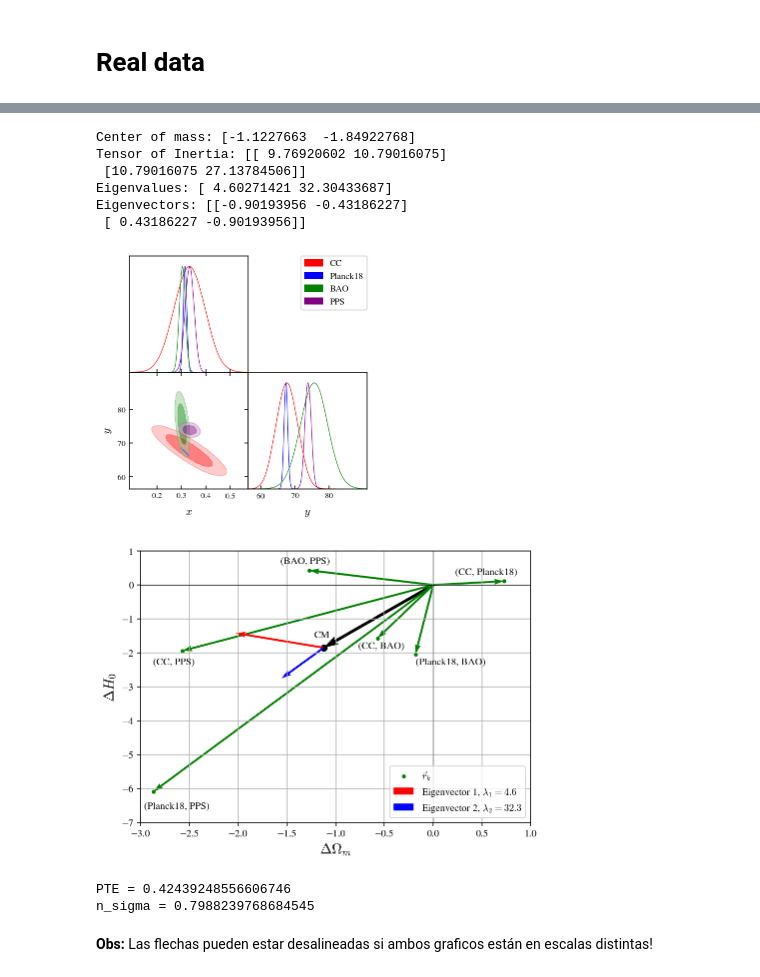
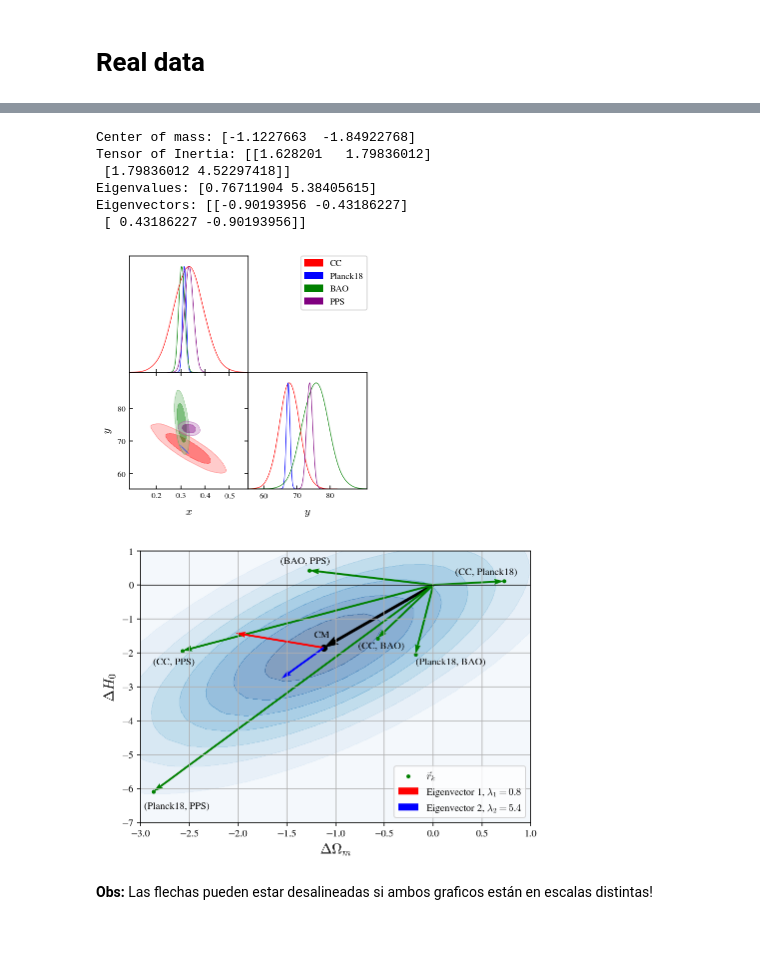
Before and after one commit to matiasleize/multimeter, a Jupyter notebook: notebooks/PRL/paper runs/1. multidimentional_qdm_tension_vectors.ipynb, the cells around one changed output, grey strips where cells are left out. Saved outputs shown, nothing was run; the diff lists cells and outputs as text; code cells hidden in the pictures; blank space fills up the shorter version.

```diff
--- a/notebooks/PRL/paper runs/1. multidimentional_qdm_tension_vectors.ipynb
+++ b/notebooks/PRL/paper runs/1. multidimentional_qdm_tension_vectors.ipynb
@@ -672,5 +672,7 @@ Eigenvectors: [[-0.90193956 -0.43186227]
 [figure]
 # %%
+from scipy.stats import multivariate_normal
+
 r_1 = np.dot(sqrtm(np.linalg.inv(cov_A + cov_B)), (mean_A - mean_B))
 r_2 = np.dot(sqrtm(np.linalg.inv(cov_A + cov_C)), (mean_A - mean_C))
 r_3 = np.dot(sqrtm(np.linalg.inv(cov_B + cov_C)), (mean_B - mean_C))
@@ -685,7 +687,7 @@ R_CM = calculate_R_CM(vectors)
 print('Center of mass: {}'.format(R_CM))
 
 # Example usage:
-K = construct_K(vectors)
+K = construct_K(vectors)/6
 print('Tensor of Inertia: {}'.format(K))
 eigenvalues, eigenvectors = np.linalg.eig(K)
 print('Eigenvalues: {}'.format(eigenvalues))
@@ -712,6 +714,16 @@ os.chdir(os.path.join(path_git, 'notebooks','PRL', 'figures'))
 g.export('dist_data.pdf')
 
 fig, ax = plt.subplots(1,1, figsize=(7,5))
+samps_Rcm= multivariate_normal(R_CM, K)
+
+x=np.linspace(-10, 10, 100)
+y=np.linspace(-10, 10, 100)
+x,y = np.meshgrid(x,y)
+pos = np.dstack((x, y))
+ax.contourf(x, y, samps_Rcm.pdf(pos),alpha=0.5, cmap='Blues')
+#fig, ax = plt.subplots(1,1, figsize=(7,5))
+#ax.hist2d(samps_Rcm[:,0], samps_Rcm[:,1], bins=int(np.sqrt(int(1e5))), cmap='Blues', density=True)
+
 #First plot
 #axes[0].scatter([(mean_A - mean_B)[0], (mean_A - mean_C)[0], (mean_B - mean_C)[0], (mean_A - mean_D)[0], (mean_B - mean_D)[0], (mean_C - mean_D)[0]],\
 #                [(mean_A - mean_B)[1], (mean_A - mean_C)[1], (mean_B - mean_C)[1], (mean_A - mean_D)[1], (mean_B - mean_D)[1], (mean_C - mean_D)[1]],\
@@ -746,39 +758,44 @@ ax.set_xlim(-3, 1)
 ax.set_ylim(-7, 1)
 ax.set_xlabel(r'$\Delta \Omega_m$',size=14)
 
-ax.vlines(0, -7, 1, color='black', lw=0.5)
+#ax.vlines(0, -7, 1, color='black', lw=0.5)
 ax.hlines(0, -3, 1, color='black', lw=0.5)
 ax.set_ylabel(r'$\Delta H_0$',size=14)
 ax.grid()
 ax.legend(loc='lower right')
+#plt.grid()
+#plt.xlabel(r'$\Delta \Omega_m$',size=14)
+#plt.ylabel(r'$\Delta H_0$',size=14)
+
+
+
 
 '''
 A: CC
 B: Planck18
 C: BAO
 D: PPS
 
 1:AB
 2:AC
 3:BC
 4:AD
 5:BD
 6:CD
 '''
 
-
 #ax.legend(loc='lower left')
 os.chdir(os.path.join(path_git, 'notebooks','PRL', 'figures'))
 fig.savefig('tension_data_2.pdf', dpi=300, bbox_inches='tight')
 plt.show()
 
 #plt.text()
 # %% [output]
 Center of mass: [-1.1227663  -1.84922768]
-Tensor of Inertia: [[ 9.76920602 10.79016075]
- [10.79016075 27.13784506]]
-Eigenvalues: [ 4.60271421 32.30433687]
+Tensor of Inertia: [[1.628201   1.79836012]
+ [1.79836012 4.52297418]]
+Eigenvalues: [0.76711904 5.38405615]
 Eigenvectors: [[-0.90193956 -0.43186227]
  [ 0.43186227 -0.90193956]]
-[figure, old version]
+[figure, new version]
-[figure, old version]
+[figure, new version]
@@ -787,12 +802,2 @@ Eigenvectors: [[-0.90193956 -0.43186227]
-# %%
-# Alternative form (not work properly..)
-from scipy.special import erfcinv
-PTE = 1-np.exp(multivariate_normal.logcdf(x=np.zeros(len(R_CM)), mean=R_CM, cov=K/len(R_CM)))
-n_sigma = np.sqrt(2)*erfcinv(PTE)
-print(f'PTE = {PTE}')
-print(f'n_sigma = {n_sigma}')
-# %% [output]
-PTE = 0.42439248556606746
-n_sigma = 0.7988239768684545
 # %% [markdown]
 **Obs:** Las flechas pueden estar desalineadas si ambos graficos están en escalas distintas!
```
Also changed, not shown: parts of 13 cells of this notebook.
